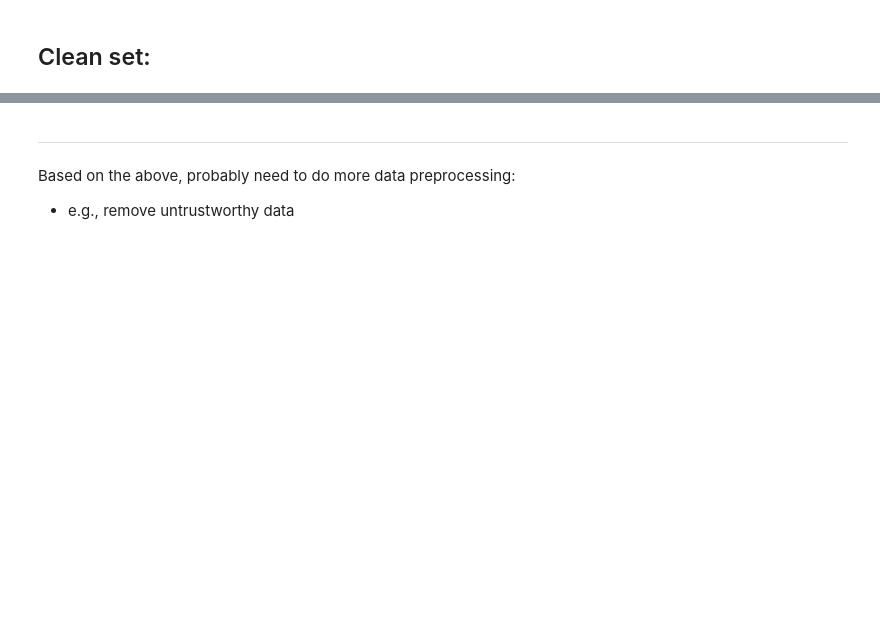
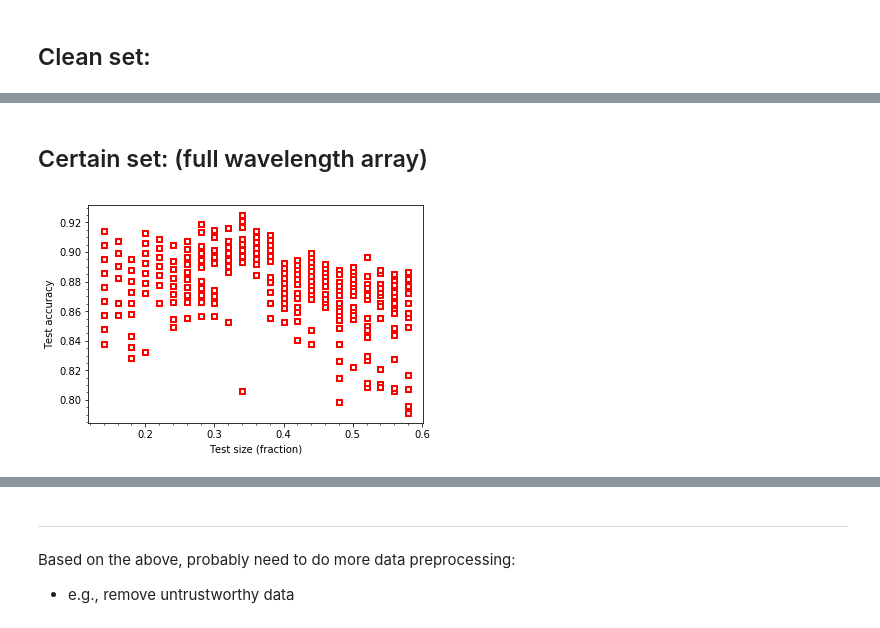
Before and after one commit to mattjshannon/swsnet, a Jupyter notebook: models/current_trimmed.ipynb, the cells around one changed output, grey strips where cells are left out. Cells and saved outputs as stored; diff of their text form; code cells hidden in the pictures; blank space fills up the shorter version.

```diff
--- a/models/current_trimmed.ipynb
+++ b/models/current_trimmed.ipynb
@@ -275,0 +282,6 @@ plot_results(run_matrix_certain)
+# %% [markdown]
+## Certain set: (full wavelength array)
+# %%
+plot_results(run_matrix_certain)
+# %% [output]
+[figure, added]
```
Also changed, not shown: parts of 21 cells of this notebook, 3 other files.
